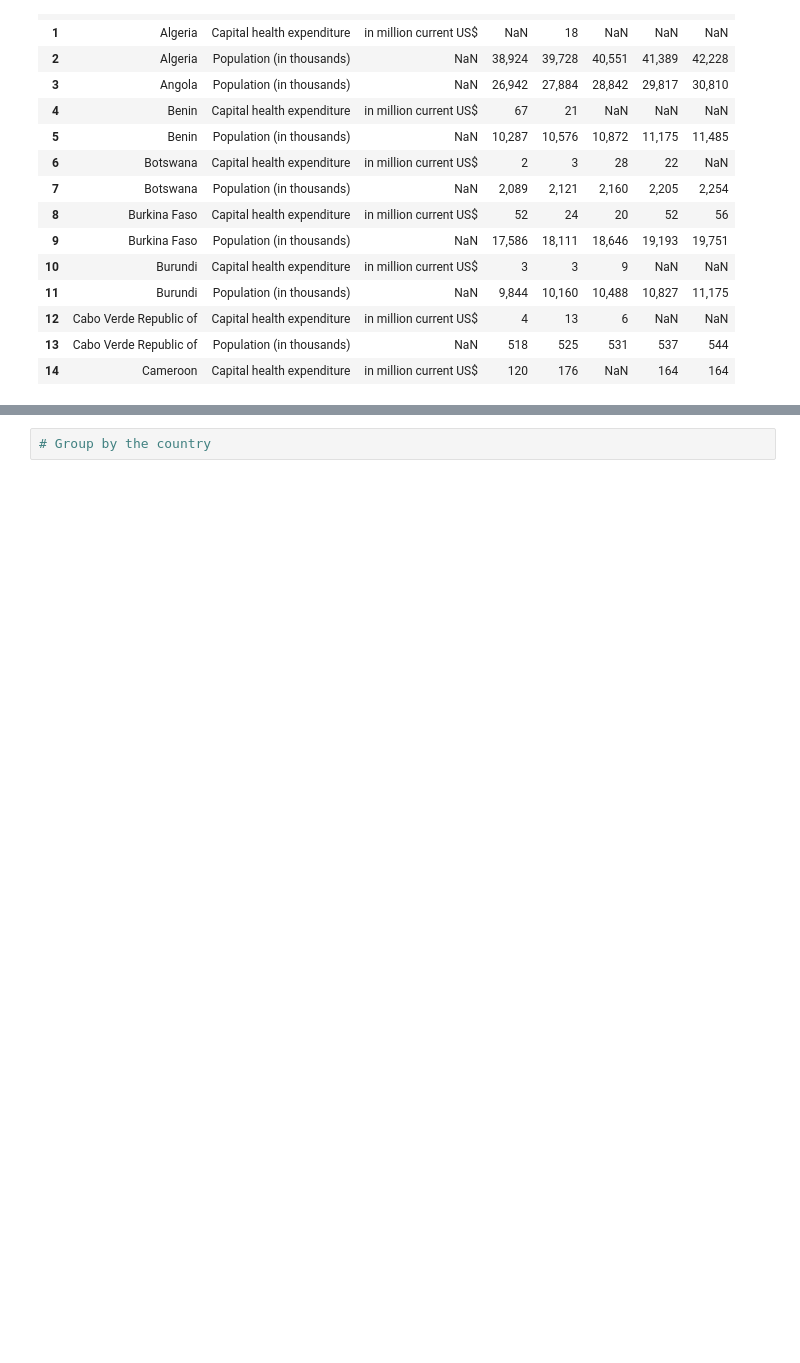
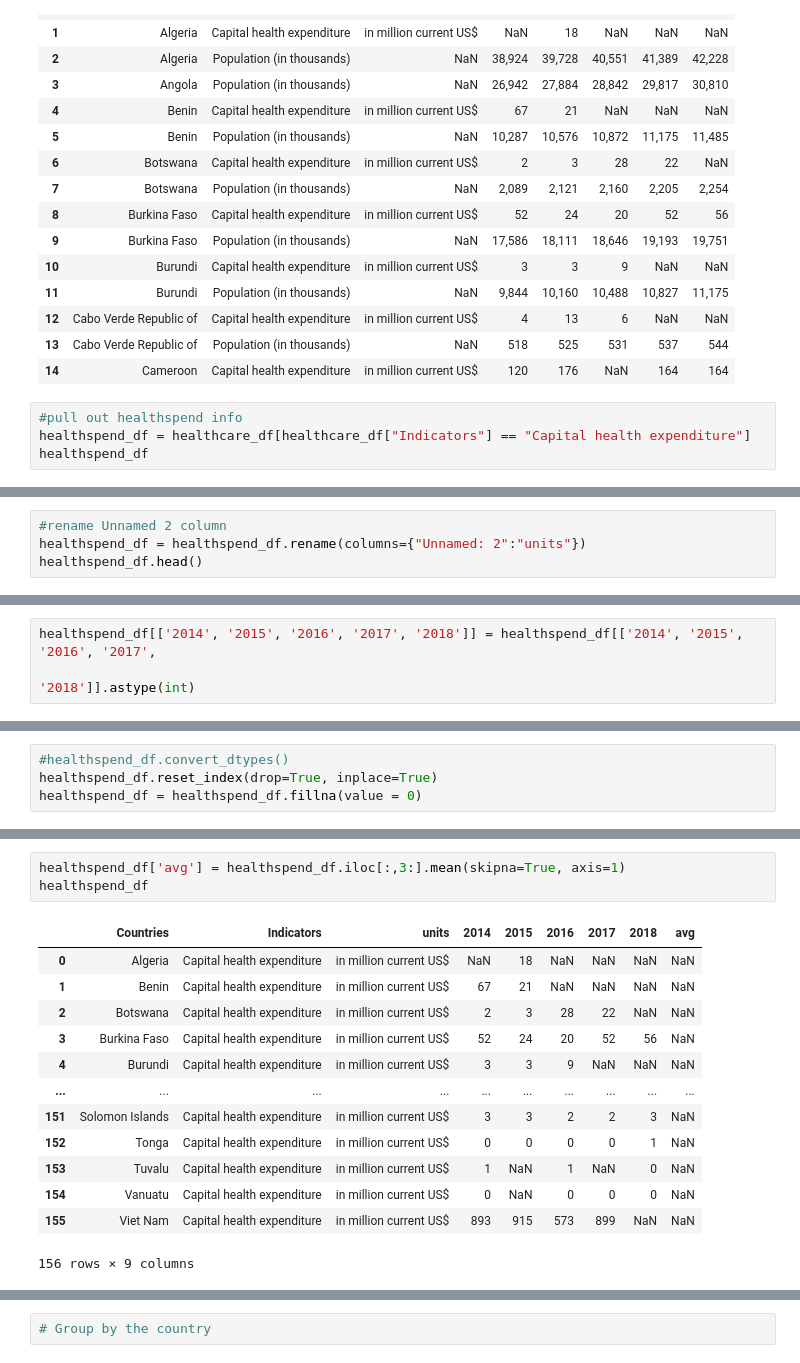
Before and after one commit to reginesgit/Factors-Contributing-to-a-Countrys-Happiness, a Jupyter notebook: Healthcare/HealthcareStarter.ipynb, the cells around one changed output, grey strips where cells are left out. Cells and saved outputs as stored; diff of their text form; blank space fills up the shorter version.

Commit message:
avg health and population

```diff
--- a/Healthcare/HealthcareStarter.ipynb
+++ b/Healthcare/HealthcareStarter.ipynb
@@ -29,3 +29,7 @@ healthcare_df.head(15)
 | 12 | Cabo Verde Republic of | Capital health expenditure | in million current US$ | 4 | 13 | 6 | NaN | NaN |
 | 13 | Cabo Verde Republic of | Population (in thousands) | NaN | 518 | 525 | 531 | 537 | 544 |
 | 14 | Cameroon | Capital health expenditure | in million current US$ | 120 | 176 | NaN | 164 | 164 |
+# %%
+#pull out healthspend info
+healthspend_df = healthcare_df[healthcare_df["Indicators"] == "Capital health expenditure"]
+healthspend_df
@@ -31,0 +50,4 @@ healthcare_df.head(15)
+# %%
+#rename Unnamed 2 column
+healthspend_df = healthspend_df.rename(columns={"Unnamed: 2":"units"})
+healthspend_df.head()
@@ -31,0 +61,3 @@ healthcare_df.head(15)
+# %%
+healthspend_df[['2014', '2015', '2016', '2017', '2018']] = healthspend_df[['2014', '2015', '2016', '2017',
+                                                                             '2018']].astype(int)
@@ -31,0 +70,4 @@ healthcare_df.head(15)
+# %%
+#healthspend_df.convert_dtypes()
+healthspend_df.reset_index(drop=True, inplace=True)
+healthspend_df = healthspend_df.fillna(value = 0)
@@ -31,0 +116,17 @@ healthcare_df.head(15)
+# %%
+healthspend_df['avg'] = healthspend_df.iloc[:,3:].mean(skipna=True, axis=1)
+healthspend_df
+# %% [output]
+|  | Countries | Indicators | units | 2014 | 2015 | 2016 | 2017 | 2018 | avg |
+| 0 | Algeria | Capital health expenditure | in million current US$ | NaN | 18 | NaN | NaN | NaN | NaN |
+| 1 | Benin | Capital health expenditure | in million current US$ | 67 | 21 | NaN | NaN | NaN | NaN |
+| 2 | Botswana | Capital health expenditure | in million current US$ | 2 | 3 | 28 | 22 | NaN | NaN |
+| 3 | Burkina Faso | Capital health expenditure | in million current US$ | 52 | 24 | 20 | 52 | 56 | NaN |
+| 4 | Burundi | Capital health expenditure | in million current US$ | 3 | 3 | 9 | NaN | NaN | NaN |
+| ... | ... | ... | ... | ... | ... | ... | ... | ... | ... |
+| 151 | Solomon Islands | Capital health expenditure | in million current US$ | 3 | 3 | 2 | 2 | 3 | NaN |
+| 152 | Tonga | Capital health expenditure | in million current US$ | 0 | 0 | 0 | 0 | 1 | NaN |
+| 153 | Tuvalu | Capital health expenditure | in million current US$ | 1 | NaN | 1 | NaN | 0 | NaN |
+| 154 | Vanuatu | Capital health expenditure | in million current US$ | 0 | NaN | 0 | 0 | 0 | NaN |
+| 155 | Viet Nam | Capital health expenditure | in million current US$ | 893 | 915 | 573 | 899 | NaN | NaN |
+156 rows × 9 columns
```
Also changed, not shown: parts of 9 cells of this notebook, 2 other files.
